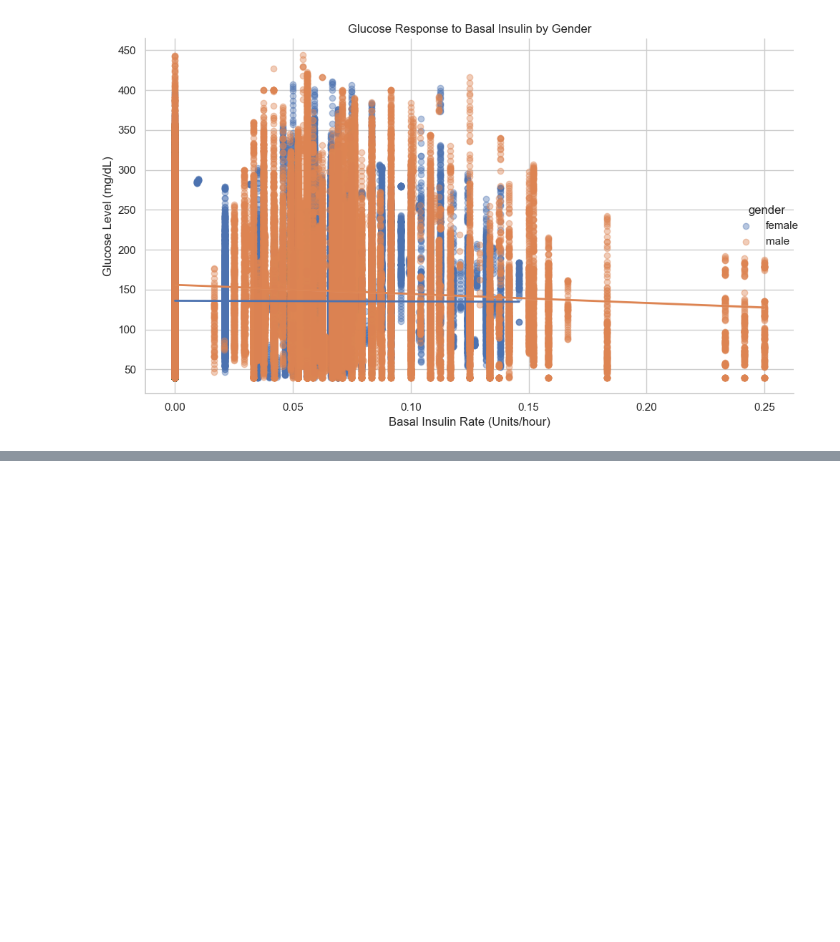
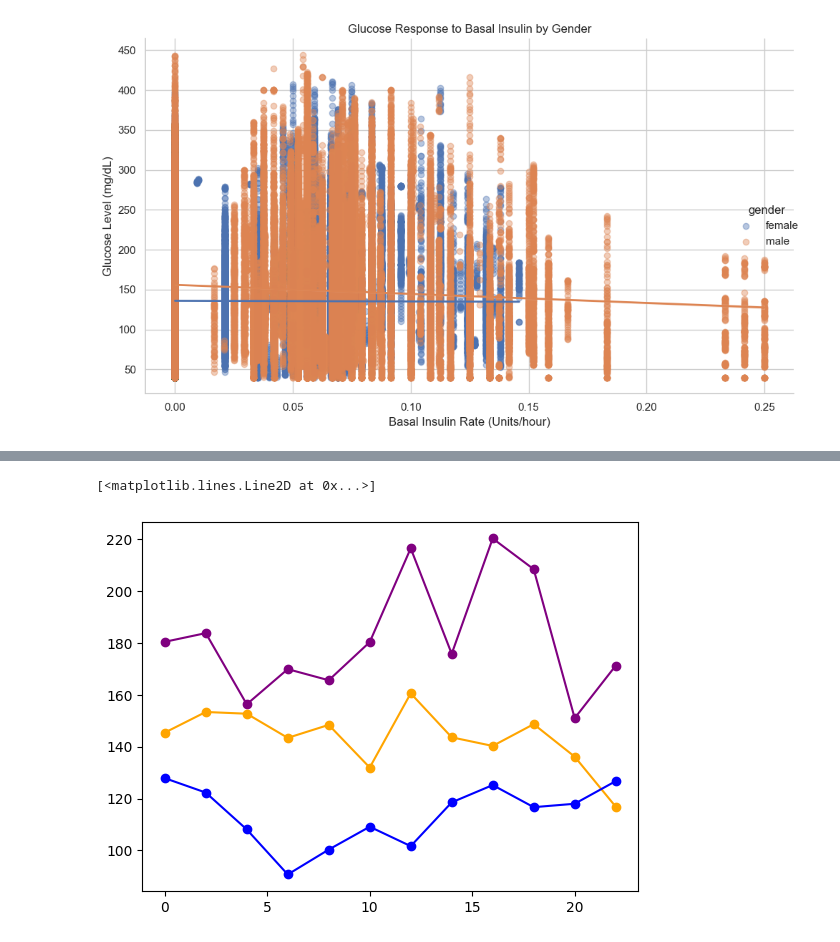
Before and after one commit to rathashanmugam7/Team6_TheByteForce_PythonHackathon_August25, a Jupyter notebook: 06_TheByteFroce_03_Prescriptive Analysis.ipynb, the cells around one changed output, grey strips where cells are left out. Saved outputs shown, nothing was run; the diff lists cells and outputs as text; code cells hidden in the pictures; blank space fills up the shorter version.

```diff
--- a/06_TheByteFroce_03_Prescriptive Analysis.ipynb
+++ b/06_TheByteFroce_03_Prescriptive Analysis.ipynb
@@ -337,0 +436,46 @@ plt.show()
+# %%
+#Question 10: Distribution of Glucose in the morning, afternoon and evening for Different User
+#Reason :Glucose levels tend to be higher in the morning due to the body's preparation for the day.
+#Afternoon and Evening: Generally, glucose levels tend to decrease throughout the day as the body uses glucose for energy
+import pandas as pd
+import seaborn as sns
+import matplotlib.pyplot as plt
+
+dfFirstUser = dfFirstUser.copy();
+
+dfThirdUser = dfThirdUser.copy();
+
+dfTwentyFifthUser = dfTwentyFifthUser.copy();
+
+dfFirstUser['Hour_Bin'] = (dfFirstUser["Hour"]//2)*2
+
+binned_dfFirstUser = dfFirstUser.groupby('Hour_Bin')['Glucose(mg/dl)'].mean().reset_index()
+
+
+dfThirdUser['Hour_Bin'] = (dfThirdUser["Hour"]//2)*2
+
+binned_dfThirdUser = dfThirdUser.groupby('Hour_Bin')['Glucose(mg/dl)'].mean().reset_index()
+
+
+dfTwentyFifthUser['Hour_Bin'] = (dfTwentyFifthUser["Hour"]//2)*2
+
+binned_dfTwentyFifthUser = dfTwentyFifthUser.groupby('Hour_Bin')['Glucose(mg/dl)'].mean().reset_index()
+
+
+
+x = binned_dfFirstUser['Hour_Bin']
+y = binned_dfFirstUser['Glucose(mg/dl)']
+
+x1=binned_dfThirdUser['Hour_Bin']
+y1= binned_dfThirdUser['Glucose(mg/dl)']
+
+x3=binned_dfTwentyFifthUser['Hour_Bin']
+y3= binned_dfTwentyFifthUser['Glucose(mg/dl)']
+
+
+plt.plot(x, y, label="Glucose Level", color='purple', marker='o')
+plt.plot(x1, y1, label="Glucose Level", color='orange', marker='o')
+plt.plot(x3, y3, label="Glucose Level", color='blue', marker='o')
+# %% [output]
+[<matplotlib.lines.Line2D at 0x...>]
+[figure, added]
```
Also changed, not shown: parts of 10 cells of this notebook, 1 other file.
